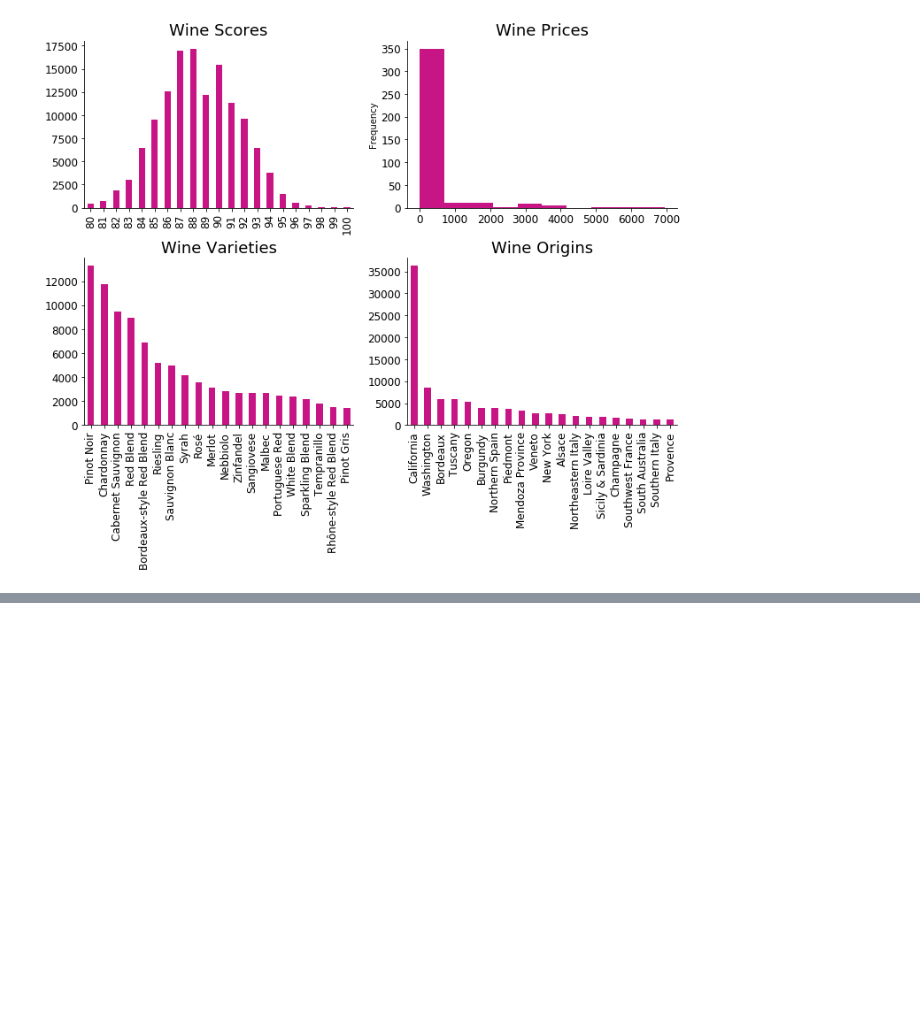
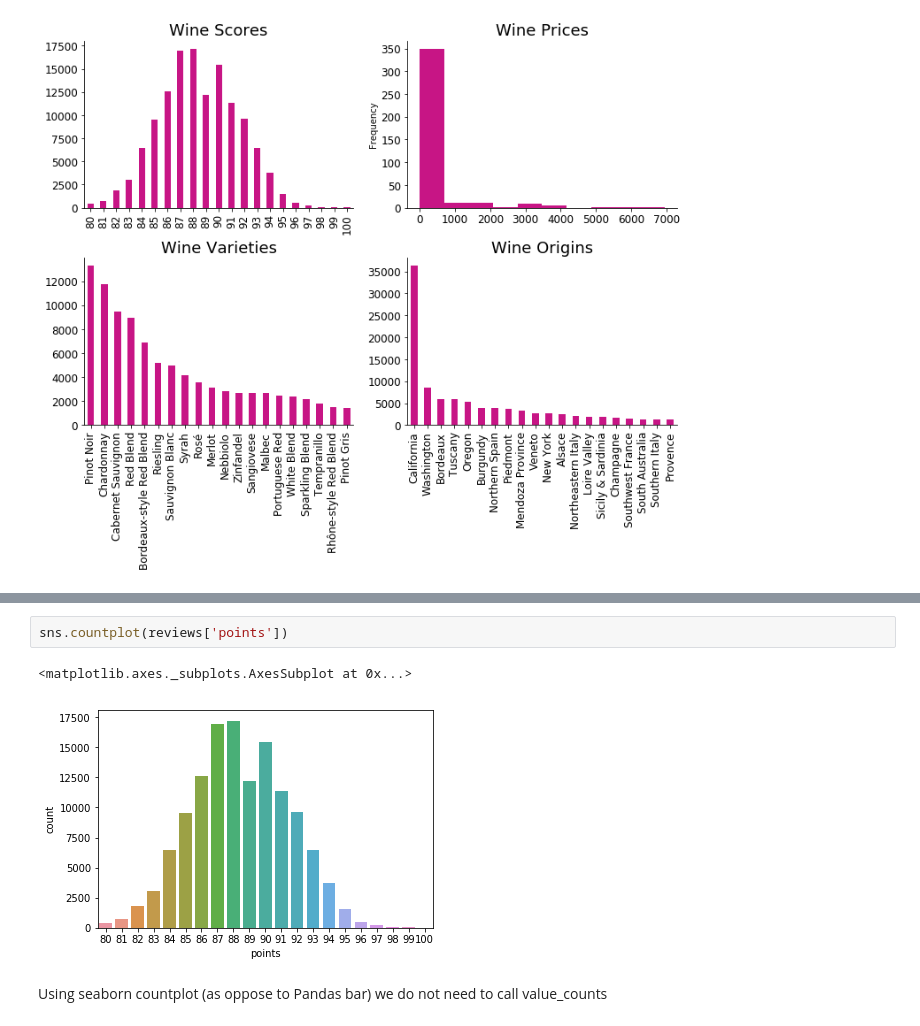
Before and after one commit to StefanIsaksson/learning-pandas, a Jupyter notebook: wine/WineReviews.ipynb, the cells around one changed output, grey strips where cells are left out. Drawn from its saved outputs; the diff is of its cells as text; blank space fills up the shorter version.

```diff
--- a/wine/WineReviews.ipynb
+++ b/wine/WineReviews.ipynb
@@ -856,0 +862,7 @@ sns.despine()
+# %%
+sns.countplot(reviews['points'])
+# %% [output]
+<matplotlib.axes._subplots.AxesSubplot at 0x...>
+[figure, added]
+# %% [markdown]
+Using seaborn countplot (as oppose to Pandas bar) we do not need to call value_counts
```
Also changed, not shown: parts of 19 cells of this notebook, 1 other file.
